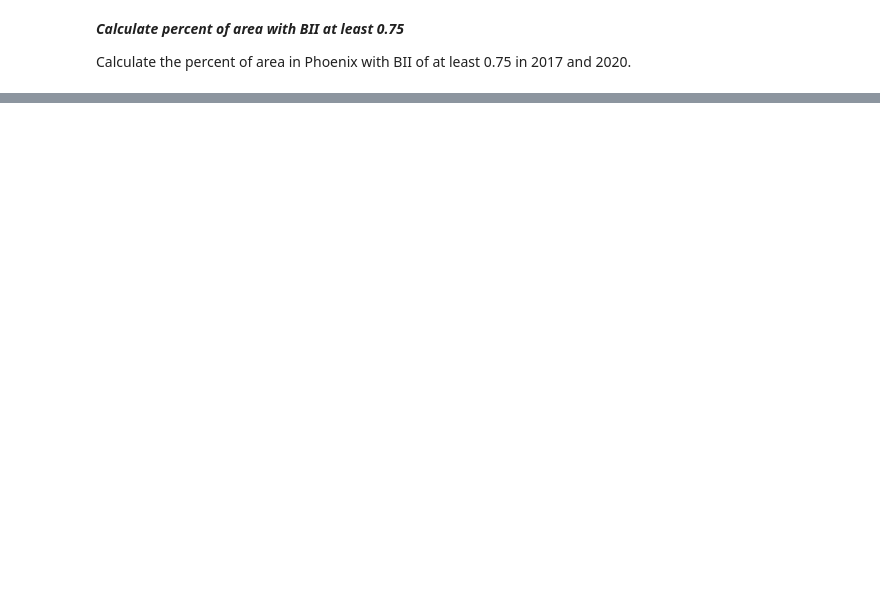
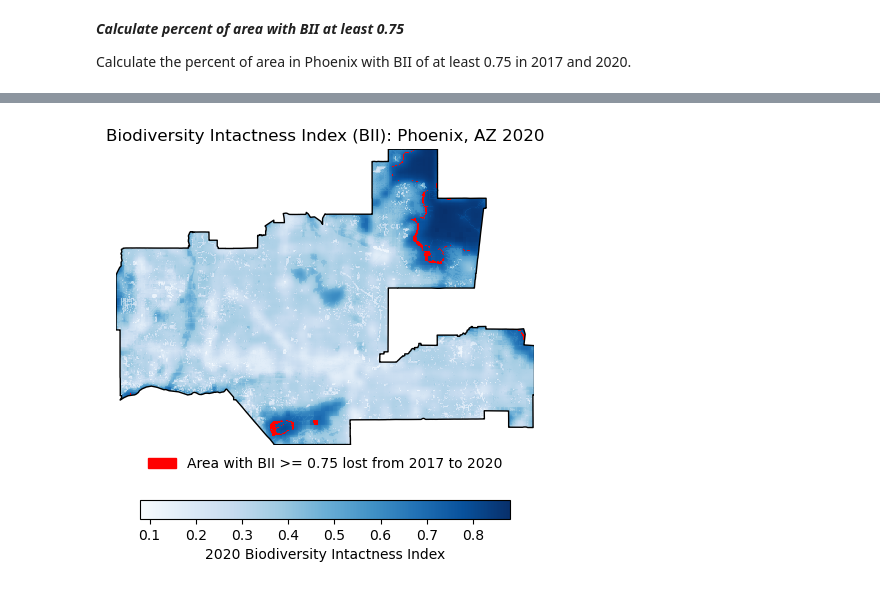
Before and after one commit to h-hahn/eds220-phoenix-biodiversity, a Jupyter notebook: phoenix_bio.ipynb, the cells around one changed output, grey strips where cells are left out. Cells and saved outputs as stored; diff of their text form; code cells hidden in the pictures; blank space fills up the shorter version.

```diff
--- a/phoenix_bio.ipynb
+++ b/phoenix_bio.ipynb
@@ -195,0 +227,9 @@ NameError: name 'bii_2017_clip' is not defined
+# %%
+# identify loss from 2017-2020
+loss = bii_2017_large - bii_2020_large
+
+# reclassify to -1s to 0s
+loss = loss.where(loss != -1, other = 0)
+
+# reclassify 0s to nan
+loss = loss.where(loss != 0, other = np.nan)
@@ -195,0 +239,56 @@ NameError: name 'bii_2017_clip' is not defined
+# %%
+# initial empty figure
+fig, ax = plt.subplots()
+
+# ---------------------------------------------------------------------
+
+# plot the 2020 bii data
+plot2020 = bii2020_clip.plot(ax=ax,
+                 cmap = 'Blues',
+                 add_colorbar = False)
+color_bar = plt.colorbar(plot2020, ax=ax,
+                        orientation = 'horizontal',
+                        fraction = 0.05,
+                        ticks = [0.1, 0.2, 0.3, 0.4, 0.5, 0.6, 0.7, 0.8])
+color_bar.set_label('2020 Biodiversity Intactness Index')
+
+# ---------------------------------------------------------------------
+
+# plot loss of >= 0.75 area
+loss_plot = loss.plot(ax = ax,
+                     cmap = 'brg',
+                     add_colorbar = False)
+
+# ---------------------------------------------------------------------
+
+# plot outline of phoenix
+phoenix.plot(ax = ax,
+             color = 'none',
+             edgecolor = 'black')
+
+# ---------------------------------------------------------------------
+
+# add california legend
+red_patch = mpatches.Patch(color='red',
+                           label= 'Area with BII >= 0.75 lost from 2017 to 2020')
+
+# ---------------------------------------------------------------------
+
+# customize title
+ax.set_title('Biodiversity Intactness Index (BII): Phoenix, AZ 2020')
+# remove axes
+plt.axis('off')
+# adjust margins
+plt.margins(x = 0.15, y = 0.15)
+# add legend
+ax.legend(handles = [red_patch],
+         frameon = False,
+         loc = 'upper center',
+         bbox_to_anchor=(0.5,0.001))
+
+# ---------------------------------------------------------------------
+
+# display figure
+plt.show()
+# %% [output]
+[figure, added]
```
Also changed, not shown: parts of 21 cells of this notebook.
